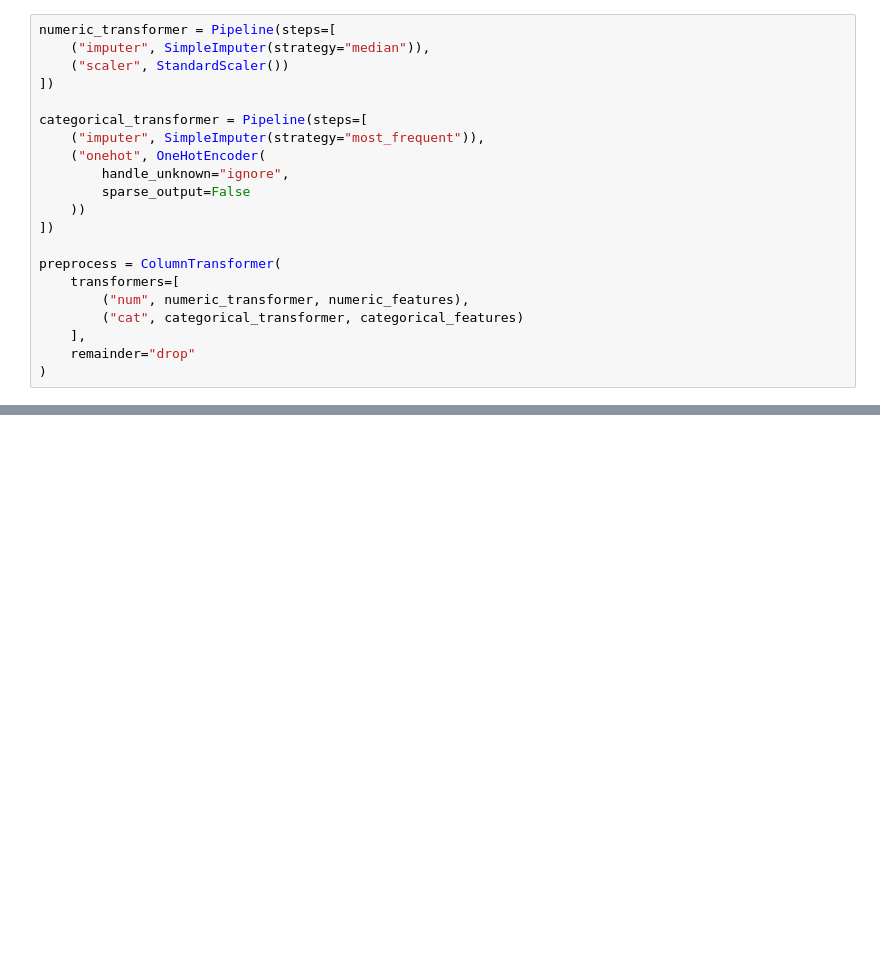
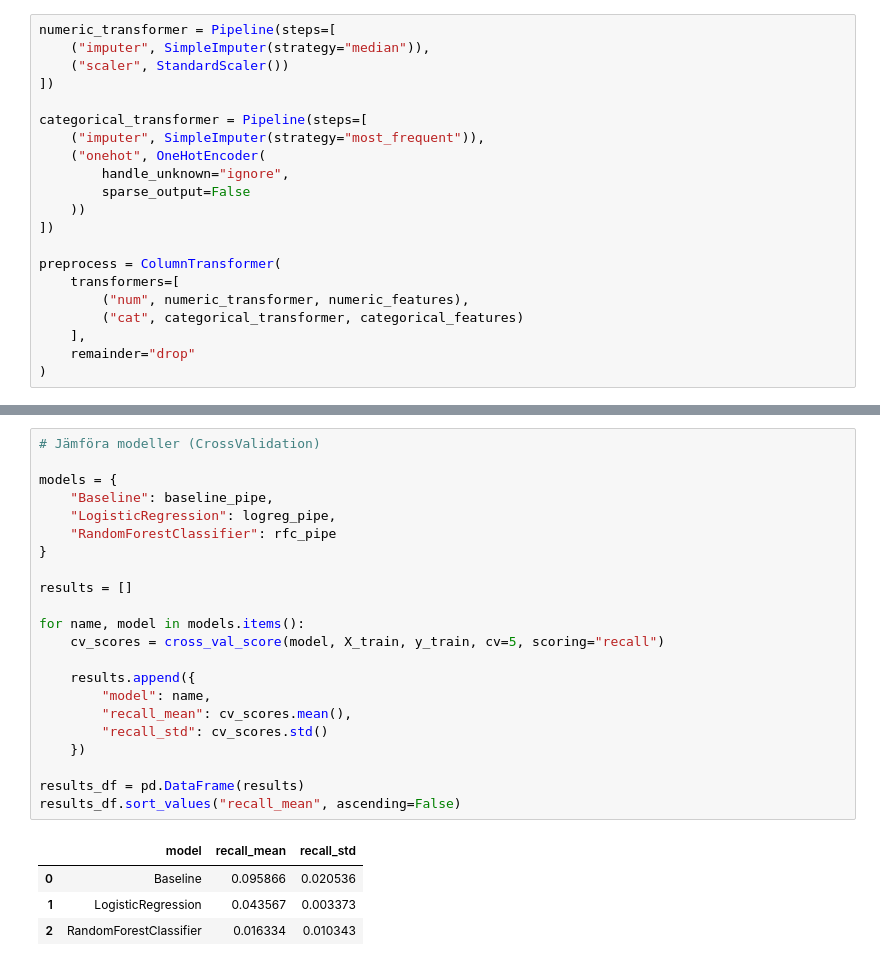
Before and after one commit to VeraStopp/MachineLearning_projektarbete, a Jupyter notebook: report.ipynb, the cells around one changed output, grey strips where cells are left out. Saved outputs shown, nothing was run; the diff lists cells and outputs as text; blank space fills up the shorter version.

Commit message:
Lagt till del 3 modellering och jämförelse

```diff
--- a/report.ipynb
+++ b/report.ipynb
@@ -111,0 +172,27 @@ preprocess = ColumnTransformer(
+# %%
+# Jämföra modeller (CrossValidation)
+
+models = {
+    "Baseline": baseline_pipe,
+    "LogisticRegression": logreg_pipe,
+    "RandomForestClassifier": rfc_pipe
+}
+
+results = []
+
+for name, model in models.items():
+    cv_scores = cross_val_score(model, X_train, y_train, cv=5, scoring="recall")
+
+    results.append({
+        "model": name,
+        "recall_mean": cv_scores.mean(),
+        "recall_std": cv_scores.std()
+    })
+
+results_df = pd.DataFrame(results)
+results_df.sort_values("recall_mean", ascending=False)
+# %% [output]
+|  | model | recall_mean | recall_std |
+| 0 | Baseline | 0.095866 | 0.020536 |
+| 1 | LogisticRegression | 0.043567 | 0.003373 |
+| 2 | RandomForestClassifier | 0.016334 | 0.010343 |
```
Also changed, not shown: parts of 5 cells of this notebook.
